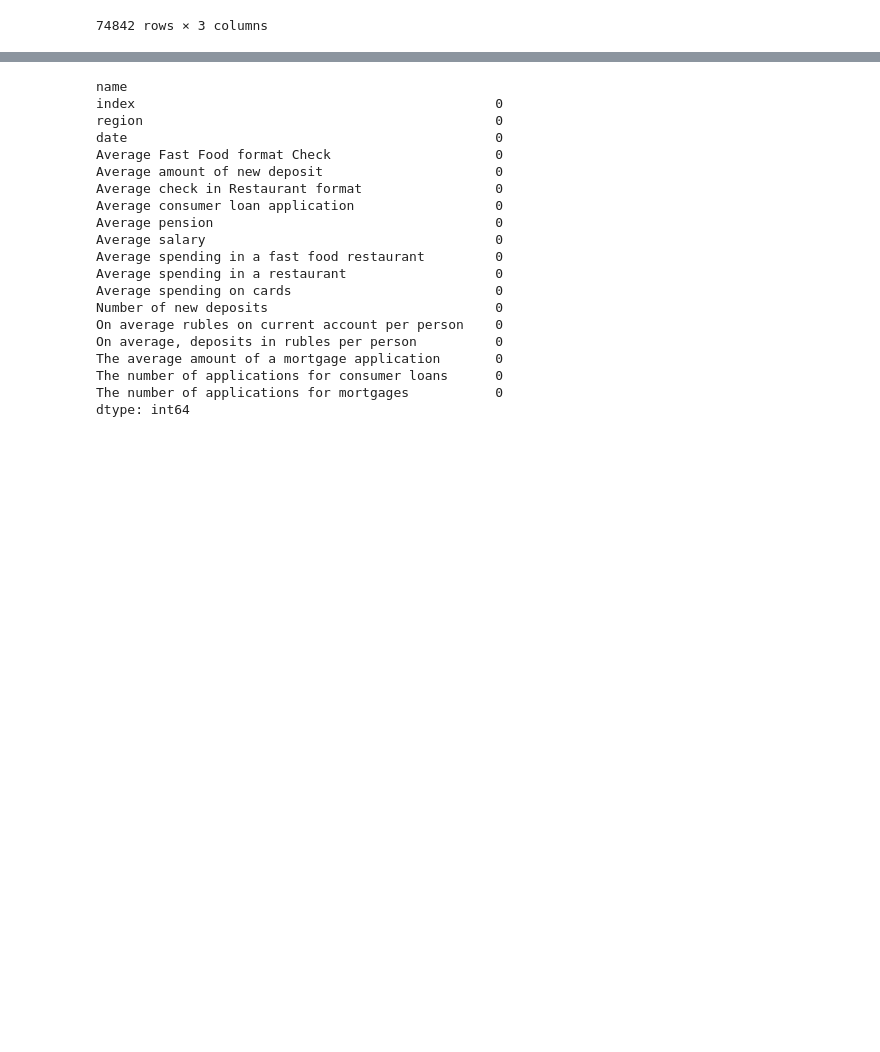
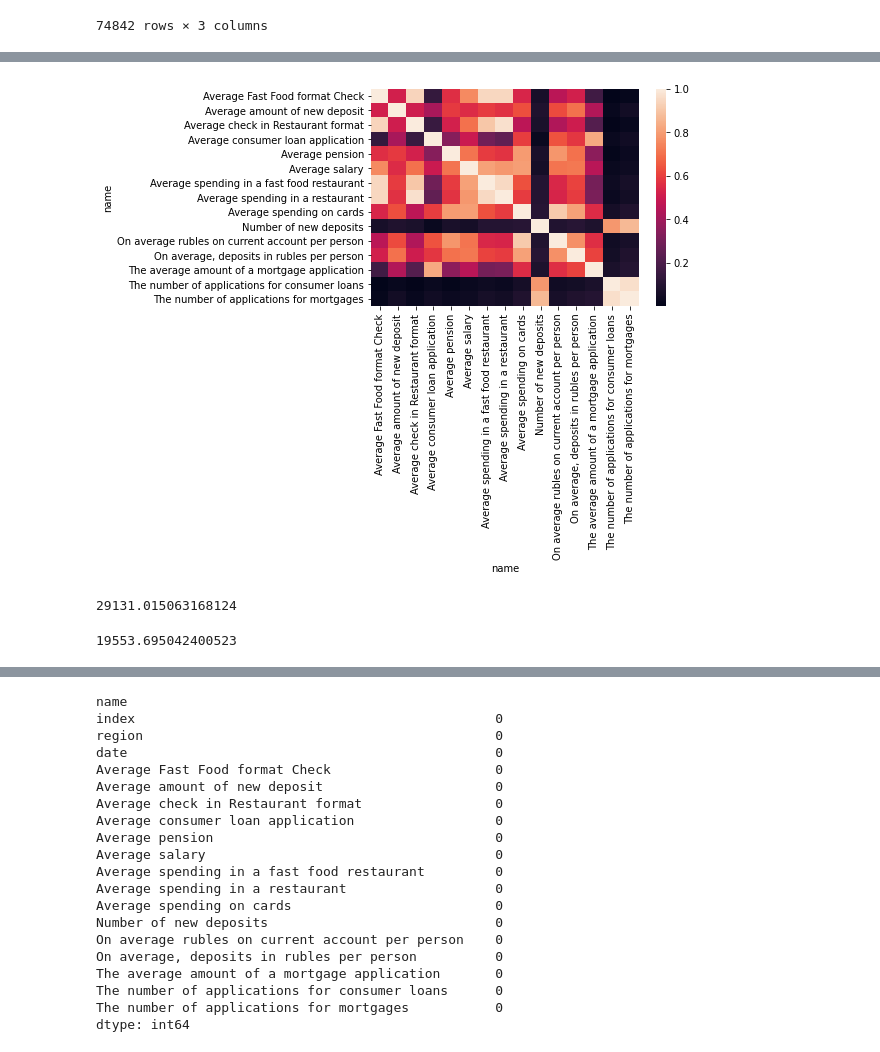
Before and after one commit to vinogrartati/sberbank_dataset, a Jupyter notebook: sberbank_dataset.ipynb, the cells around one changed output, grey strips where cells are left out. Saved outputs shown, nothing was run; the diff lists cells and outputs as text; code cells hidden in the pictures; blank space fills up the shorter version.

```diff
--- a/sberbank_dataset.ipynb
+++ b/sberbank_dataset.ipynb
@@ -80,3 +178,15 @@ new = data.pivot_table(index=["region", "date"], columns="name", values="value",
+# %%
+sns.heatmap(new.corr());
+# %% [output]
+[figure, added]
+# %%
+new[new['Average salary'] != 0]['Average salary'].mean()
+# %% [output]
+29131.015063168124
+# %%
+new['Average salary'].mean()
+# %% [output]
+19553.695042400523
 # %%
 new
 # %% [output]
```
Also changed, not shown: parts of 17 cells of this notebook.
